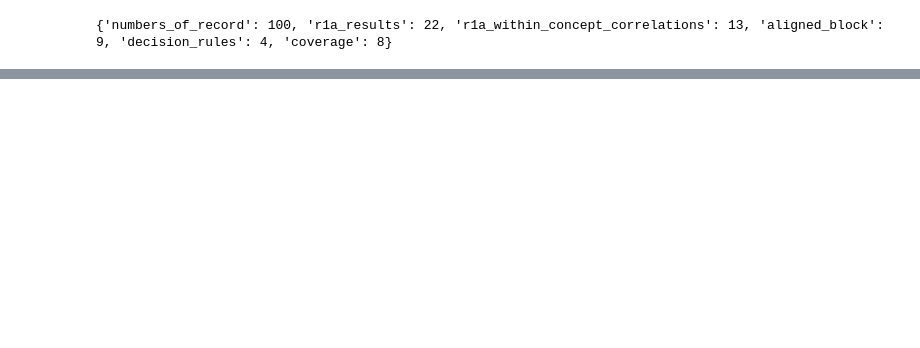
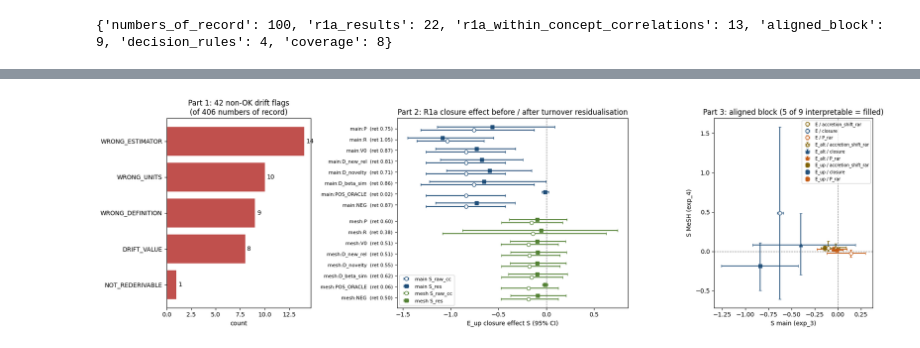
Before and after one commit to ai-inventor-papers/ai-invention-8892b7-occupancy-is-not-integration-for-new, a Jupyter notebook: round-3/evaluation-1/demo/eval_code_demo.ipynb, the cells around one changed output, grey strips where cells are left out. Saved outputs shown, nothing was run; the diff lists cells and outputs as text; code cells hidden in the pictures; blank space fills up the shorter version.

Commit message:
round-3/evaluation-1 — demo for Checking the report's numbers and the closure effect

```diff
--- a/round-3/evaluation-1/demo/eval_code_demo.ipynb
+++ b/round-3/evaluation-1/demo/eval_code_demo.ipynb
@@ -318,0 +53,14 @@ This is also unchanged `eval.py` code. Each dataset turns one part's rows into `
+# %%
+GITHUB_DATA_URL = "https://raw.githubusercontent.com/ai-inventor-papers/ai-invention-8892b7-occupancy-is-not-integration-for-new/fork/run_YczZzZ0_9kfq/round-3/evaluation-1/demo/mini_demo_data.json"
+import json
+from pathlib import Path
+
+def load_data():
+    try:
+        import urllib.request
+        with urllib.request.urlopen(GITHUB_DATA_URL) as response:
+            return json.loads(response.read().decode())
+    except Exception: pass
+    local = Path("mini_demo_data.json")
+    if local.exists(): return json.loads(local.read_text())
+    raise FileNotFoundError("Could not load mini_demo_data.json")
@@ -318,0 +79,4 @@ This is also unchanged `eval.py` code. Each dataset turns one part's rows into `
+# %%
+MAX_RECORD_ROWS = 100      # rows of the numbers-of-record table to use (demo file holds 100; original full run: 406)
+IVW_FILE_TOL = 1e-6        # part3_rules.aligned_block: |S_ivw - file| and |Q - file| tolerance for "reproduced"
+MIN_N_INTERPRETABLE = 10   # part3_rules.aligned_block: min n_treated and n_eff_window for an interpretable row
@@ -511,0 +502,49 @@ Predict-all-positive F1 (trivial baseline)                    0.715
+# %%
+fig, axes = plt.subplots(1, 3, figsize=(18, 5.5), gridspec_kw=dict(width_ratios=[1, 1.6, 1.1]))
+
+# (1) drift flags
+fl = {k: v for k, v in rec_sum["n_flags_by_type"].items() if k not in ("OK", "MISSING_IN_REPORT") and v > 0}
+fl = dict(sorted(fl.items(), key=lambda kv: kv[1]))
+axes[0].barh(list(fl), list(fl.values()), color="#c0504d")
+for i, v in enumerate(fl.values()):
+    axes[0].text(v + 0.2, i, str(v), va="center")
+axes[0].set_title(f"Part 1: {rec_sum['n_flags']} non-OK drift flags\n(of {rec_sum['n_rows']} numbers of record)")
+axes[0].set_xlabel("count")
+
+# (2) R1a forest: S_raw_cc vs S_res per spec
+specs = ["P", "R", "V0", "D_new_rel", "D_novelty", "D_beta_sim", "POS_ORACLE", "NEG"]
+ax = axes[1]
+ylab, y = [], 0
+for pop, col in (("main", "#1f4e79"), ("mesh", "#548235")):
+    for s in specs:
+        r = ev[(pop, s)]
+        ax.errorbar(r["S_raw_cc"], y + 0.15, xerr=[[r["S_raw_cc"] - r["S_raw_cc_ci"][0]], [r["S_raw_cc_ci"][1] - r["S_raw_cc"]]],
+                    fmt="o", mfc="white", color=col, capsize=2, label=f"{pop} S_raw_cc" if s == "P" else None)
+        ax.errorbar(r["S_res"], y - 0.15, xerr=[[r["S_res"] - r["S_res_ci"][0]], [r["S_res_ci"][1] - r["S_res"]]],
+                    fmt="s", color=col, capsize=2, label=f"{pop} S_res" if s == "P" else None)
+        ylab.append(f"{pop}:{s}  (ret {r['retained']:.2f})")
+        y += 1
+    y += 0.5
+ax.set_yticks([i if i < len(specs) else i + 0.5 for i in range(len(ylab))], ylab, fontsize=8)
+ax.axvline(0, color="grey", lw=0.8, ls="--")
+ax.invert_yaxis()
+ax.set_xlabel("E_up closure effect S (95% CI)")
+ax.set_title("Part 2: R1a closure effect before / after turnover residualisation")
+ax.legend(fontsize=8, loc="lower left")
+
+# (3) aligned block
+ax = axes[2]
+mk = {"E": "o", "E_alt": "^", "E_up": "s"}
+cl = {"accretion_shift_rar": "#7f6000", "closure": "#1f4e79", "P_rar": "#c55a11"}
+for r in aligned.itertuples():
+    ax.errorbar(r.S_main, r.S_mesh, xerr=[[r.S_main - r.ci_lo_main], [r.ci_hi_main - r.S_main]],
+                yerr=[[r.S_mesh - r.ci_lo_mesh], [r.ci_hi_mesh - r.S_mesh]], fmt=mk[r.label], color=cl[r.indicator],
+                mfc=cl[r.indicator] if r.interpretable else "white", capsize=2, alpha=0.9, label=f"{r.label} / {r.indicator}")
+ax.axhline(0, color="grey", lw=0.8, ls="--"); ax.axvline(0, color="grey", lw=0.8, ls="--")
+ax.set_xlabel("S main (exp_3)"); ax.set_ylabel("S MeSH (exp_4)")
+ax.set_title(f"Part 3: aligned block ({int(aligned.interpretable.sum())} of {len(aligned)} interpretable = filled)")
+ax.legend(fontsize=7, loc="best")
+plt.tight_layout()
+plt.show()
+# %% [output]
+[figure, added]
```
Also changed, not shown: parts of 42 cells of this notebook, 1 other file.
